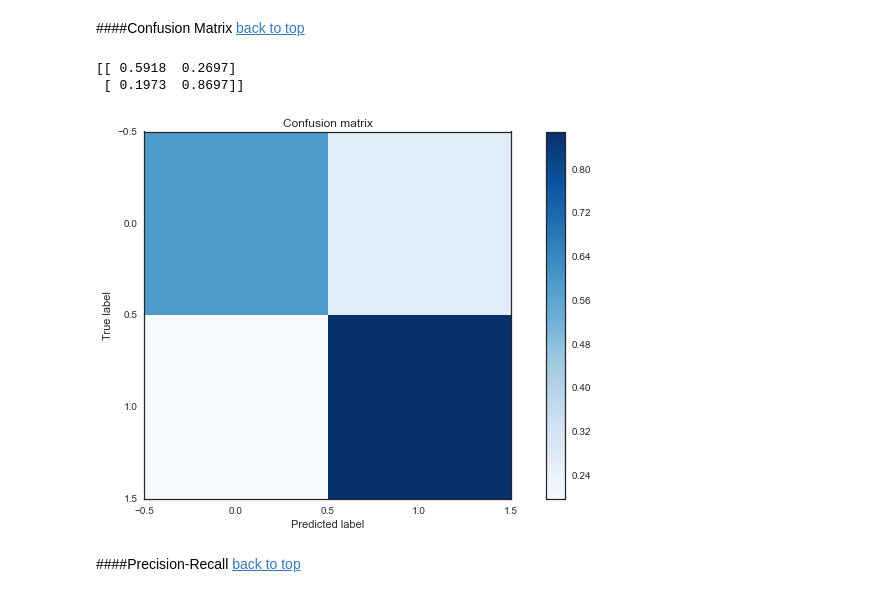
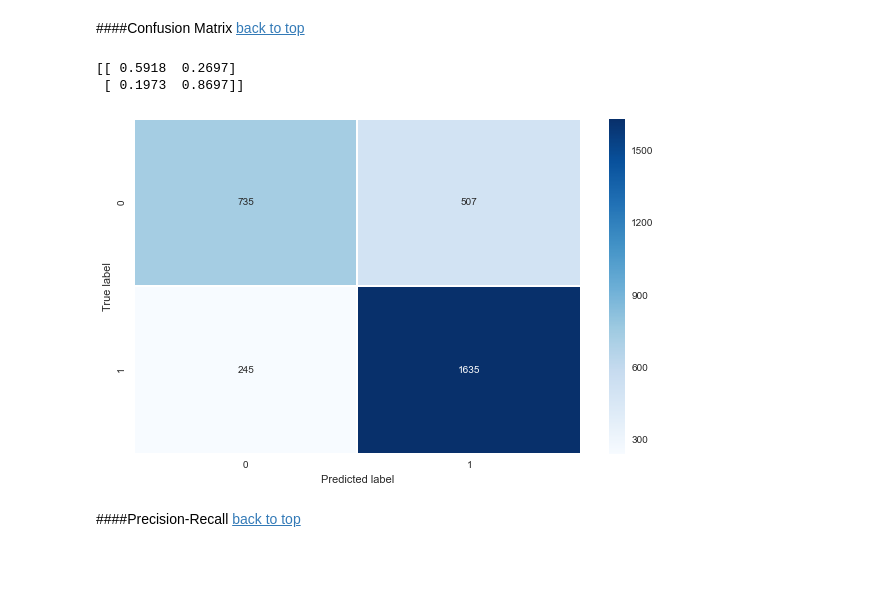
Before and after one commit to jthang/DataScienceLab, a Jupyter notebook: machine_learning/naive_bayes.ipynb, the cells around one changed output. Cells and saved outputs as stored; diff of their text form; code cells hidden in the pictures; blank space fills up the shorter version.

```diff
--- a/machine_learning/naive_bayes.ipynb
+++ b/machine_learning/naive_bayes.ipynb
@@ -359,26 +359,19 @@ Test Score: 75.91%
 [back to top](#contents)
 # %%
 from sklearn.metrics import confusion_matrix
-
-def plot_confusion(cm):
-    plt.imshow(cm, interpolation='nearest')
-    plt.title('Confusion matrix')
-    plt.set_cmap('Blues')
-    plt.colorbar()
-    plt.ylabel('True label')
-    plt.xlabel('Predicted label')
-    plt.tight_layout()
 
 predicted = clf.predict(X_test)
 cm = confusion_matrix(y_test, predicted)
 cm_normalized = cm.astype(np.float64) / cm.sum(axis=1)
 
-plot_confusion(cm_normalized)
 print cm_normalized
+sns.heatmap(cm, annot=True,  fmt='', cmap='Blues')
+plt.ylabel('True label')
+plt.xlabel('Predicted label');
 # %% [output]
 [[ 0.5918  0.2697]
  [ 0.1973  0.8697]]
-[figure, old version]
+[figure, new version]
 # %% [markdown]
 ####Precision-Recall
 [back to top](#contents)
```
Also changed, not shown: parts of 6 cells of this notebook.
